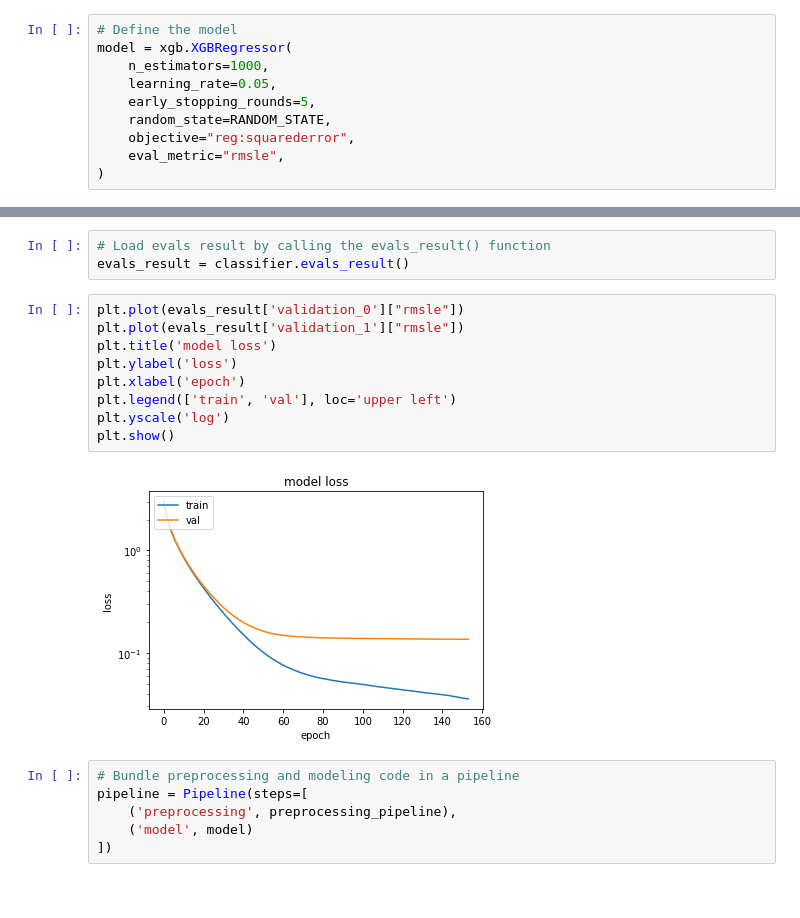
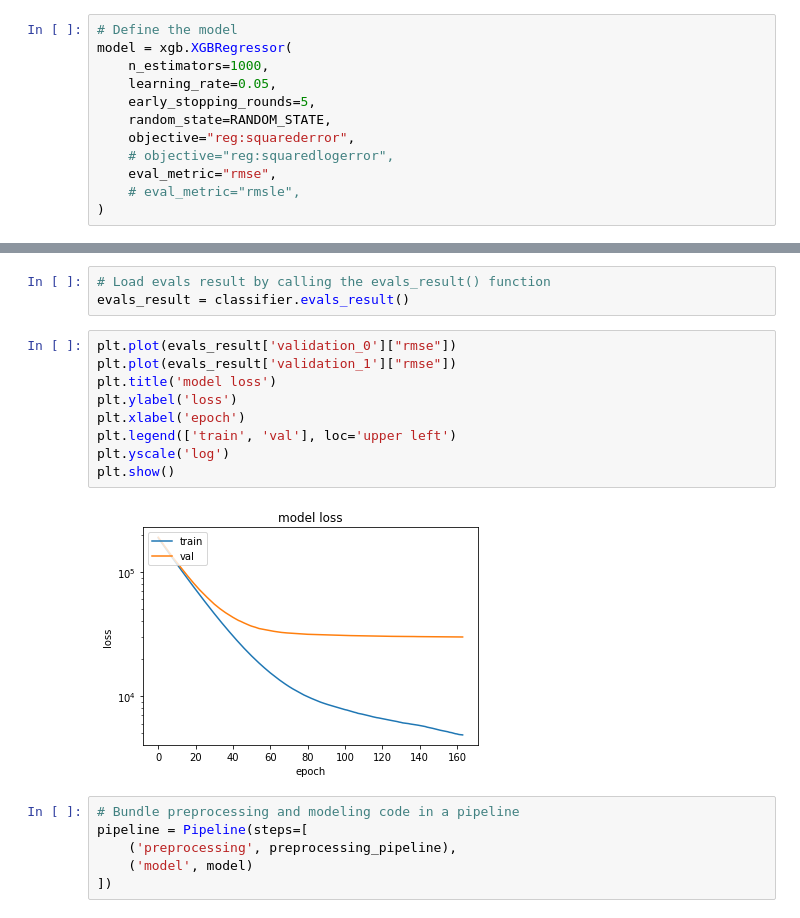
Before and after one commit to vitaminac/miniai, a Jupyter notebook: house-prices-regression-prediction.ipynb, the cells around one changed output, grey strips where cells are left out. Drawn from its saved outputs; the diff is of its cells as text.

```diff
--- a/house-prices-regression-prediction.ipynb
+++ b/house-prices-regression-prediction.ipynb
@@ -484,7 +484,9 @@ model = xgb.XGBRegressor(
     early_stopping_rounds=5,
     random_state=RANDOM_STATE,
     objective="reg:squarederror",
-    eval_metric="rmsle",
+    # objective="reg:squaredlogerror",
+    eval_metric="rmse",
+    # eval_metric="rmsle",
 )
 # %%
 X_train_transformed = preprocessing_pipeline.transform(X_train_df)
@@ -501,16 +503,16 @@ classifier = model.fit(
 # Load evals result by calling the evals_result() function
 evals_result = classifier.evals_result()
 # %%
-plt.plot(evals_result['validation_0']["rmsle"])
-plt.plot(evals_result['validation_1']["rmsle"])
+plt.plot(evals_result['validation_0']["rmse"])
+plt.plot(evals_result['validation_1']["rmse"])
 plt.title('model loss')
 plt.ylabel('loss')
 plt.xlabel('epoch')
 plt.legend(['train', 'val'], loc='upper left')
 plt.yscale('log')
 plt.show()
 # %% [output]
-[figure, old version]
+[figure, new version]
 # %%
 # Bundle preprocessing and modeling code in a pipeline
 pipeline = Pipeline(steps=[
```
Also changed, not shown: parts of 4 cells of this notebook.
